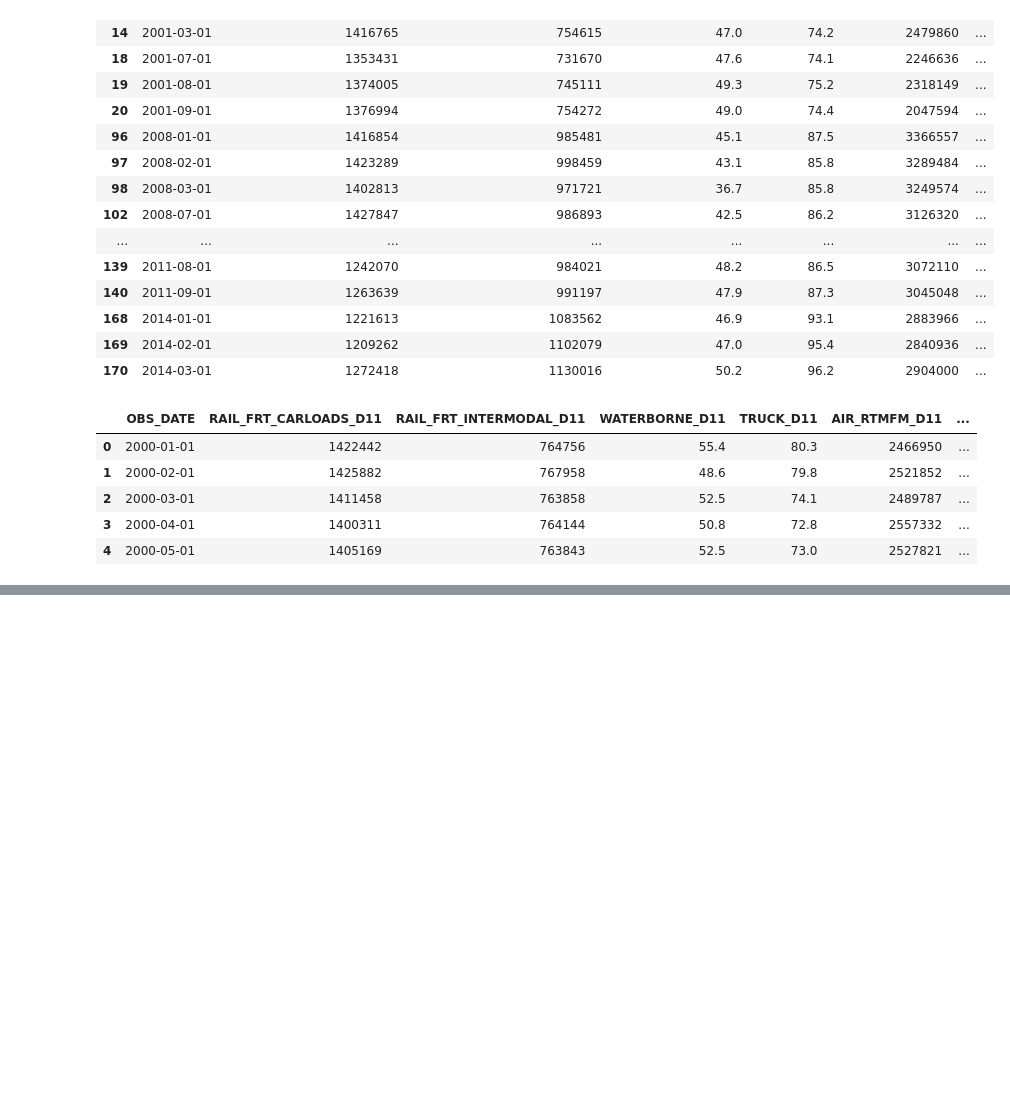
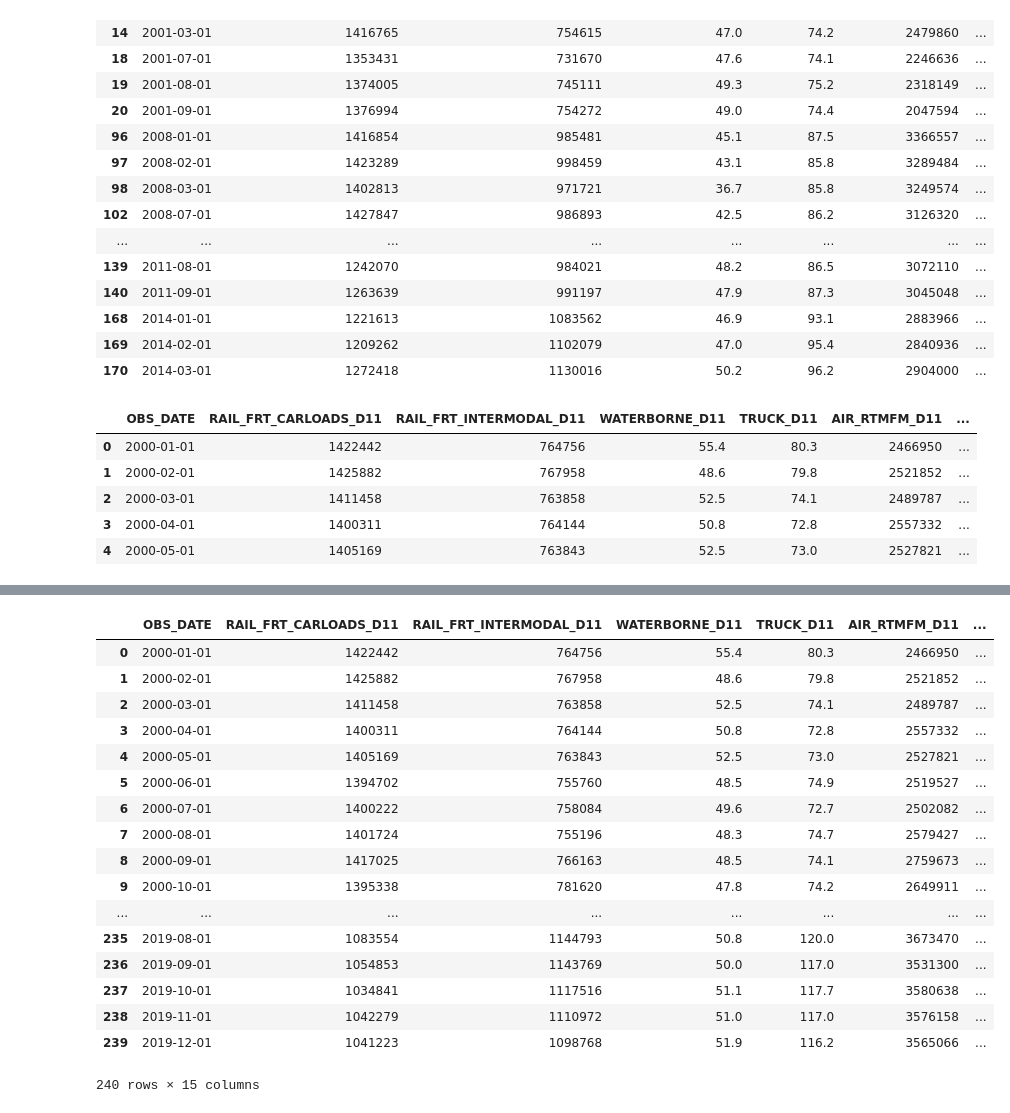
Before and after one commit to schkotty/Data-Science, a Jupyter notebook: GDP-Predictor/GDP-Predictor.ipynb, the cells around one changed output, grey strips where cells are left out. Cells and saved outputs as stored; diff of their text form; code cells hidden in the pictures; blank space fills up the shorter version.

```diff
--- a/GDP-Predictor/GDP-Predictor.ipynb
+++ b/GDP-Predictor/GDP-Predictor.ipynb
@@ -265,0 +308,21 @@ x_train.head()
+# %%
+merged_data
+# %% [output]
+|  | OBS_DATE | RAIL_FRT_CARLOADS_D11 | RAIL_FRT_INTERMODAL_D11 | WATERBORNE_D11 | TRUCK_D11 | AIR_RTMFM_D11 | ... |
+| 0 | 2000-01-01 | 1422442 | 764756 | 55.4 | 80.3 | 2466950 | ... |
+| 1 | 2000-02-01 | 1425882 | 767958 | 48.6 | 79.8 | 2521852 | ... |
+| 2 | 2000-03-01 | 1411458 | 763858 | 52.5 | 74.1 | 2489787 | ... |
+| 3 | 2000-04-01 | 1400311 | 764144 | 50.8 | 72.8 | 2557332 | ... |
+| 4 | 2000-05-01 | 1405169 | 763843 | 52.5 | 73.0 | 2527821 | ... |
+| 5 | 2000-06-01 | 1394702 | 755760 | 48.5 | 74.9 | 2519527 | ... |
+| 6 | 2000-07-01 | 1400222 | 758084 | 49.6 | 72.7 | 2502082 | ... |
+| 7 | 2000-08-01 | 1401724 | 755196 | 48.3 | 74.7 | 2579427 | ... |
+| 8 | 2000-09-01 | 1417025 | 766163 | 48.5 | 74.1 | 2759673 | ... |
+| 9 | 2000-10-01 | 1395338 | 781620 | 47.8 | 74.2 | 2649911 | ... |
+| ... | ... | ... | ... | ... | ... | ... | ... |
+| 235 | 2019-08-01 | 1083554 | 1144793 | 50.8 | 120.0 | 3673470 | ... |
+| 236 | 2019-09-01 | 1054853 | 1143769 | 50.0 | 117.0 | 3531300 | ... |
+| 237 | 2019-10-01 | 1034841 | 1117516 | 51.1 | 117.7 | 3580638 | ... |
+| 238 | 2019-11-01 | 1042279 | 1110972 | 51.0 | 117.0 | 3576158 | ... |
+| 239 | 2019-12-01 | 1041223 | 1098768 | 51.9 | 116.2 | 3565066 | ... |
+240 rows × 15 columns
```
Also changed, not shown: parts of 13 cells of this notebook.
